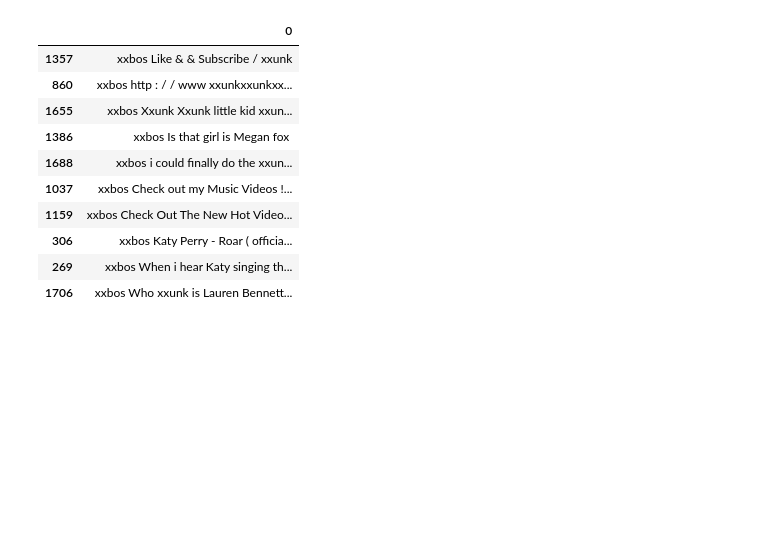
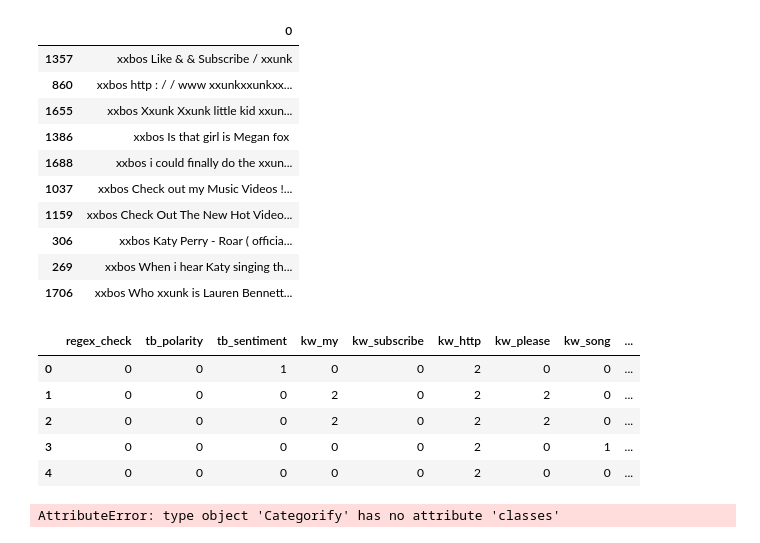
Before and after one commit to lgvaz/lazylabel, a Jupyter notebook: examples/youtube_spam.ipynb, the cells around one changed output. Saved outputs shown, nothing was run; the diff lists cells and outputs as text; code cells hidden in the pictures; blank space fills up the shorter version.

```diff
--- a/examples/youtube_spam.ipynb
+++ b/examples/youtube_spam.ipynb
@@ -259,0 +262,11 @@ get_sentences(tls, idxs).sample(10)
+# %%
+df = pd.DataFrame(tasks.map(np.array), columns=labeller.lfs_order)
+df['labels'] = L(lbls, use_list=True).map(int)
+df.head()
+# %% [output]
+|  | regex_check | tb_polarity | tb_sentiment | kw_my | kw_subscribe | kw_http | kw_please | kw_song | ... |
+| 0 | 0 | 0 | 1 | 0 | 0 | 2 | 0 | 0 | ... |
+| 1 | 0 | 0 | 0 | 2 | 0 | 2 | 2 | 0 | ... |
+| 2 | 0 | 0 | 0 | 2 | 0 | 2 | 2 | 0 | ... |
+| 3 | 0 | 0 | 0 | 0 | 0 | 2 | 0 | 1 | ... |
+| 4 | 0 | 0 | 0 | 0 | 0 | 2 | 0 | 0 | ... |
@@ -259,0 +277,4 @@ get_sentences(tls, idxs).sample(10)
+# %%
+procs[0].classes
+# %% [output]
+AttributeError: type object 'Categorify' has no attribute 'classes'
```
Also changed, not shown: parts of 37 cells of this notebook, 4 other files.
